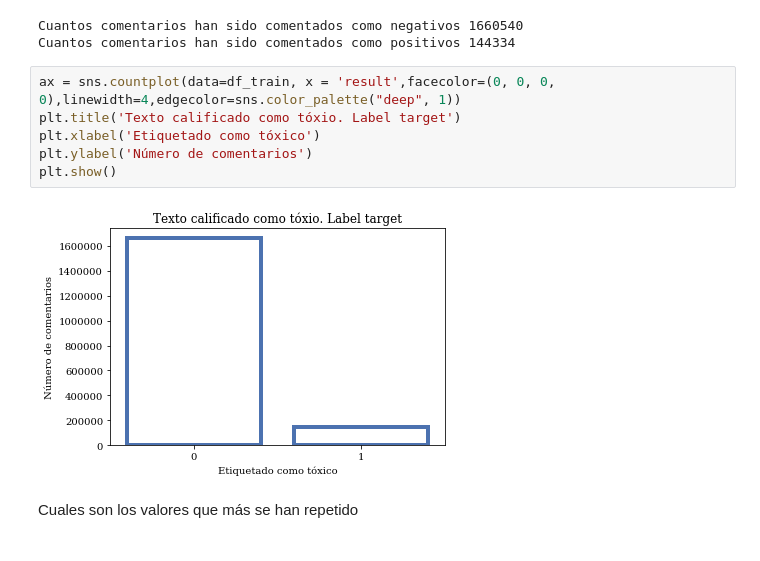
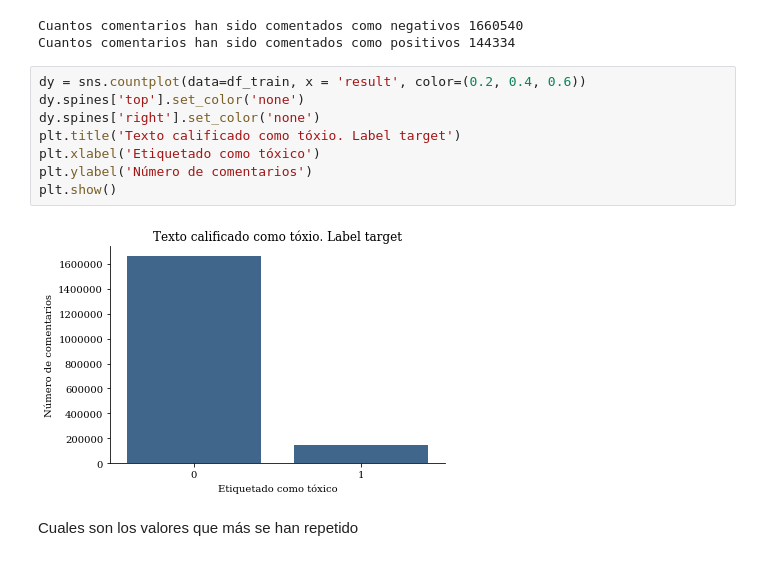
Before and after one commit to SpRdgz/TFM, a Jupyter notebook: EDA_Jigsaw.ipynb, the cells around one changed output. Saved outputs shown, nothing was run; the diff lists cells and outputs as text.

```diff
--- a/EDA_Jigsaw.ipynb
+++ b/EDA_Jigsaw.ipynb
@@ -111,13 +111,15 @@ print('Cuantos comentarios han sido comentados como positivos %d ' % len(df_trai
 Cuantos comentarios han sido comentados como negativos 1660540
 Cuantos comentarios han sido comentados como positivos 144334
 # %%
-ax = sns.countplot(data=df_train, x = 'result',facecolor=(0, 0, 0, 0),linewidth=4,edgecolor=sns.color_palette("deep", 1))
+dy = sns.countplot(data=df_train, x = 'result', color=(0.2, 0.4, 0.6))
+dy.spines['top'].set_color('none')
+dy.spines['right'].set_color('none')
 plt.title('Texto calificado como tóxio. Label target')
 plt.xlabel('Etiquetado como tóxico')
 plt.ylabel('Número de comentarios')
 plt.show()
 # %% [output]
-[figure, old version]
+[figure, new version]
 # %% [markdown]
 Cuales son los valores que más se han repetido
 # %%
```
Also changed, not shown: parts of 1 cell of this notebook, 2 other files.
